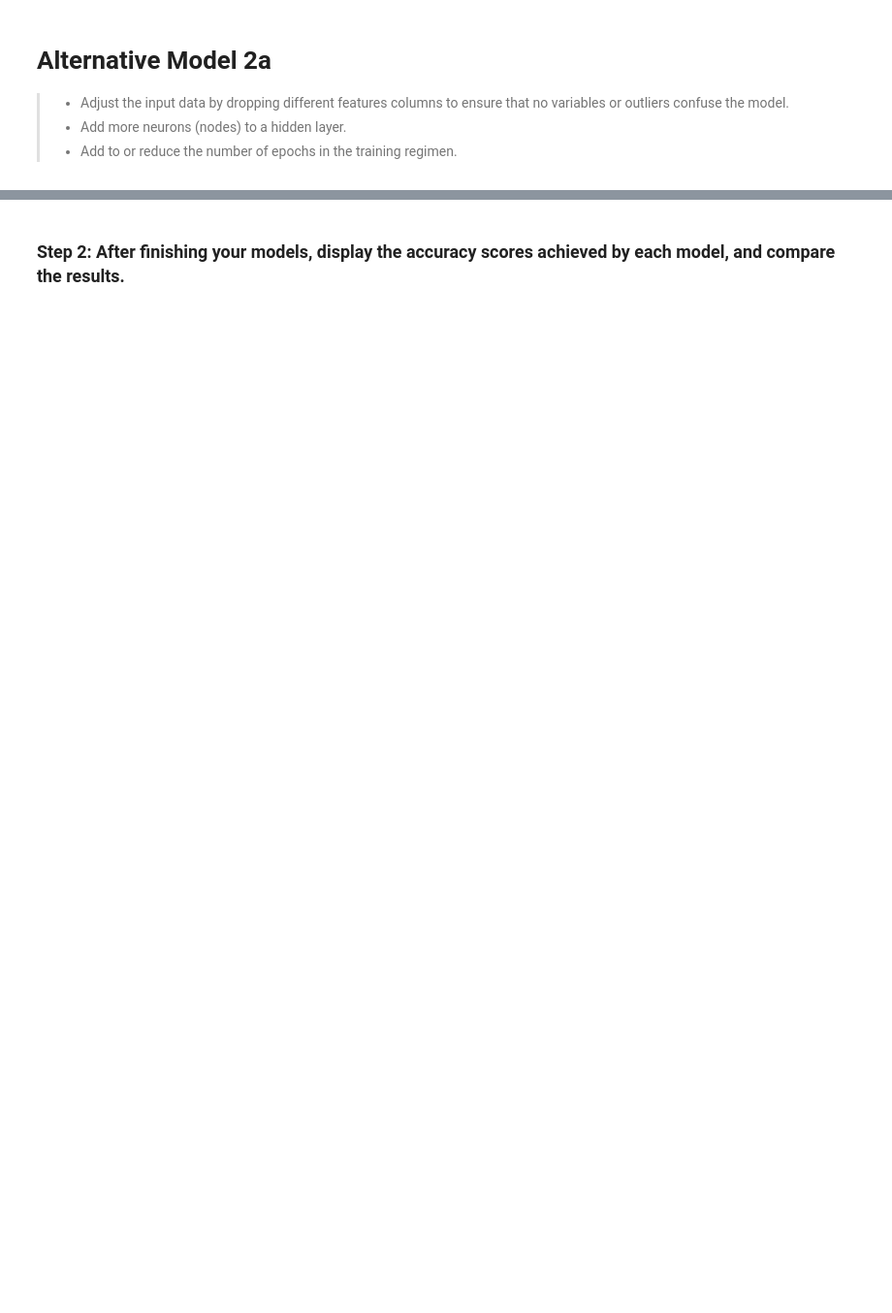
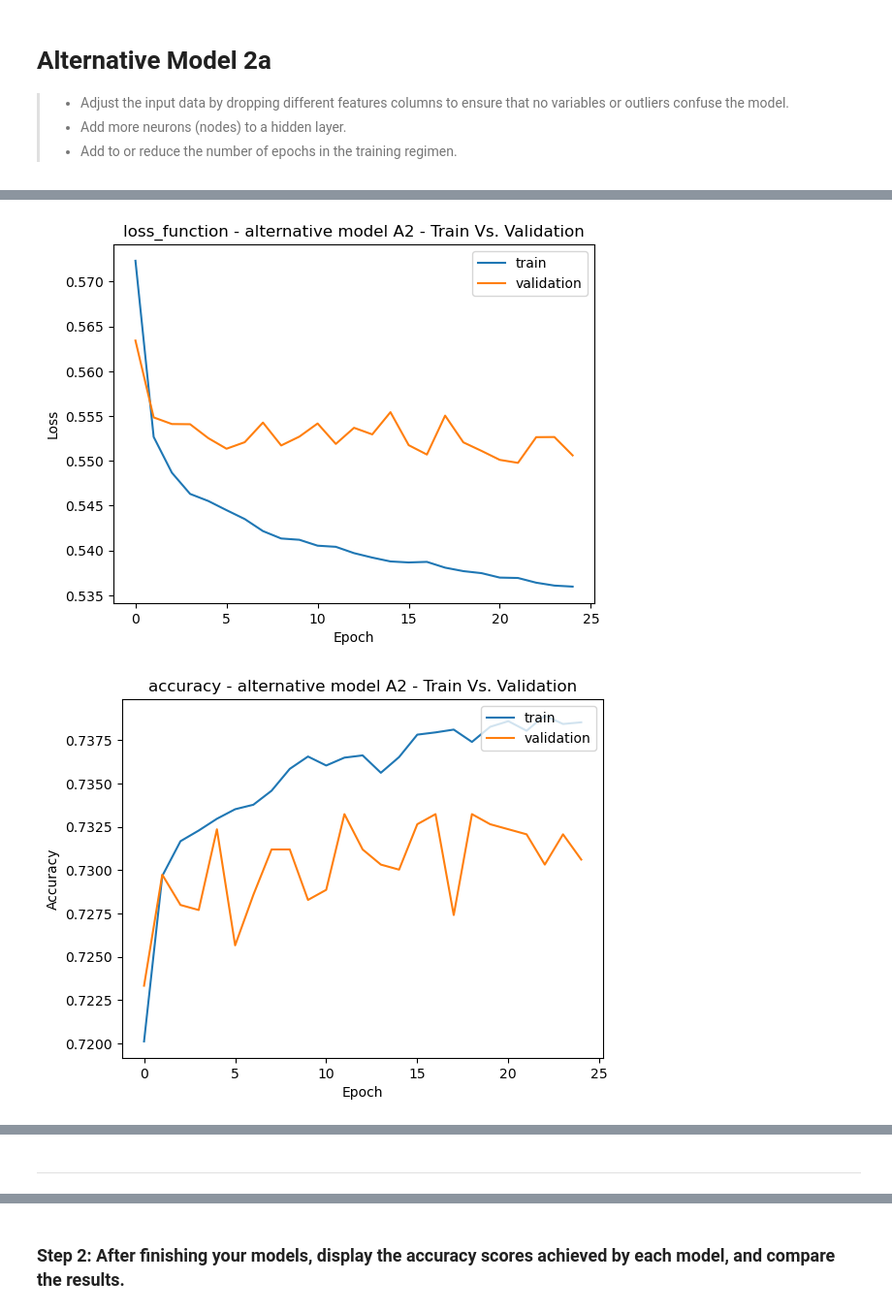
Before and after one commit to Billie-LS/DeepL_Adventure_Angels, a Jupyter notebook: venture_funding_with_deep_learning.ipynb, the cells around one changed output, grey strips where cells are left out. Shown at 97% size. Drawn from its saved outputs; the diff is of its cells as text; code cells hidden in the pictures; blank space fills up the shorter version.

```diff
--- a/venture_funding_with_deep_learning.ipynb
+++ b/venture_funding_with_deep_learning.ipynb
@@ -888,0 +835,20 @@ Loss: 0.552844226360321, Accuracy: 0.7297376394271851
+# %%
+# Define the the number of inputs (features) to the model
+number_input_features = X_train_scaled_A1.shape[1]                     # 115
+
+# Define the number of hidden nodes for the first hidden layer
+hidden_nodes_layer1_A2a = 152                                          # 152
+
+# Define the number of hidden nodes for the second hidden layer
+hidden_nodes_layer2_A2a = 76                                           #  76
+
+# Define the number of neurons in the output layer                     #   1
+number_output_neurons_A2a = 1
+
+# Create the Sequential model instance
+nn_A2a = Sequential()
+
+display(number_input_features,
+        hidden_nodes_layer1_A2a,
+        hidden_nodes_layer2_A2a,
+        number_output_neurons_A2a)
@@ -888,0 +860,53 @@ Loss: 0.552844226360321, Accuracy: 0.7297376394271851
+# %%
+# Add the first hidden layer specifying the number of inputs, the number of hidden nodes, and the activation function
+nn_A2a.add(Dense(units=hidden_nodes_layer1_A2a, input_dim=number_input_features, activation='relu')
+      )
+
+# Add the second hidden layer specifying the number of hidden nodes and the activation function
+nn_A2a.add(Dense(units=hidden_nodes_layer2_A2a, activation='relu'))
+
+# Add the output layer to the model specifying the number of output neurons and activation function
+nn_A2a.add(Dense(units=1, activation='sigmoid'))
+
+# Display the Sequential model summary
+nn_A2a.summary()
+
+# Compile the Sequential model
+nn_A2a.compile(loss='binary_crossentropy', optimizer='adam', metrics=['accuracy'])
+
+# Set callbacks
+keras_callbacks = [
+    tf.keras.callbacks.EarlyStopping('val_loss', patience=20, mode='min', min_delta=0.01),
+    tf.keras.callbacks.ModelCheckpoint(filepath='checkpoint', monitor='val_loss', save_best_only=True, mode='min')
+]
+
+# Fit the model using 50 epochs and the training data
+model_A2a= nn_A2a.fit(X_train_scaled_A1, y_train, epochs=50,               #50
+               validation_data=(X_test_scaled_A1, y_test),
+               validation_split=0.3, batch_size=64, verbose=True,
+               callbacks = keras_callbacks #[tf.keras.callbacks.EarlyStopping(patience=20)]
+              )
+
+# Plot train vs validation for model A2a neural net
+plt.plot(model_A2a.history['loss'])
+plt.plot(model_A2a.history['val_loss'])
+plt.title("loss_function - alternative model A2 - Train Vs. Validation")
+plt.ylabel('Loss')
+plt.xlabel('Epoch')
+plt.legend(['train', 'validation'],loc='upper right')
+plt.show()
+
+# Plot train vs validation for model A2a neural net
+plt.plot(model_A2a.history['accuracy'])
+plt.plot(model_A2a.history['val_accuracy'])
+plt.title("accuracy - alternative model A2 - Train Vs. Validation")
+plt.ylabel('Accuracy')
+plt.xlabel('Epoch')
+plt.legend(['train', 'validation'],loc='upper right')
+plt.show()
+
+# Evaluate the model loss and accuracy metrics using the evaluate method and the test data
+model_A2a_loss, model_A2a_accuracy = nn_A2a.evaluate(X_test_scaled_A1, y_test,verbose=2)
+# Display the model loss and accuracy results
+print(f'Loss: {model_A2a_loss}, Accuracy: {model_A2a_accuracy}')
+# %% [output]
@@ -888,0 +948,2 @@ Loss: 0.552844226360321, Accuracy: 0.7297376394271851
+[figure, added]
+[figure, added]
@@ -888,0 +952,2 @@ Loss: 0.552844226360321, Accuracy: 0.7297376394271851
+# %% [markdown]
+___
```
Also changed, not shown: parts of 91 cells of this notebook, 42 other files.
